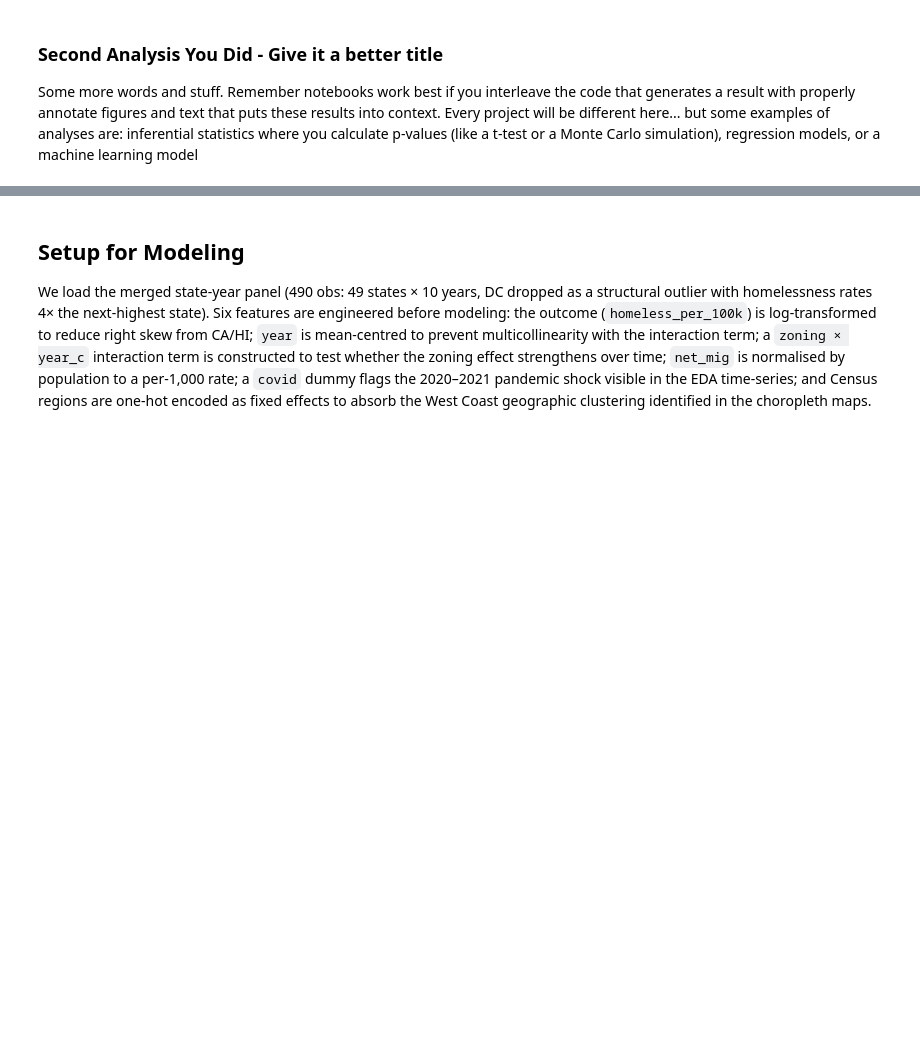
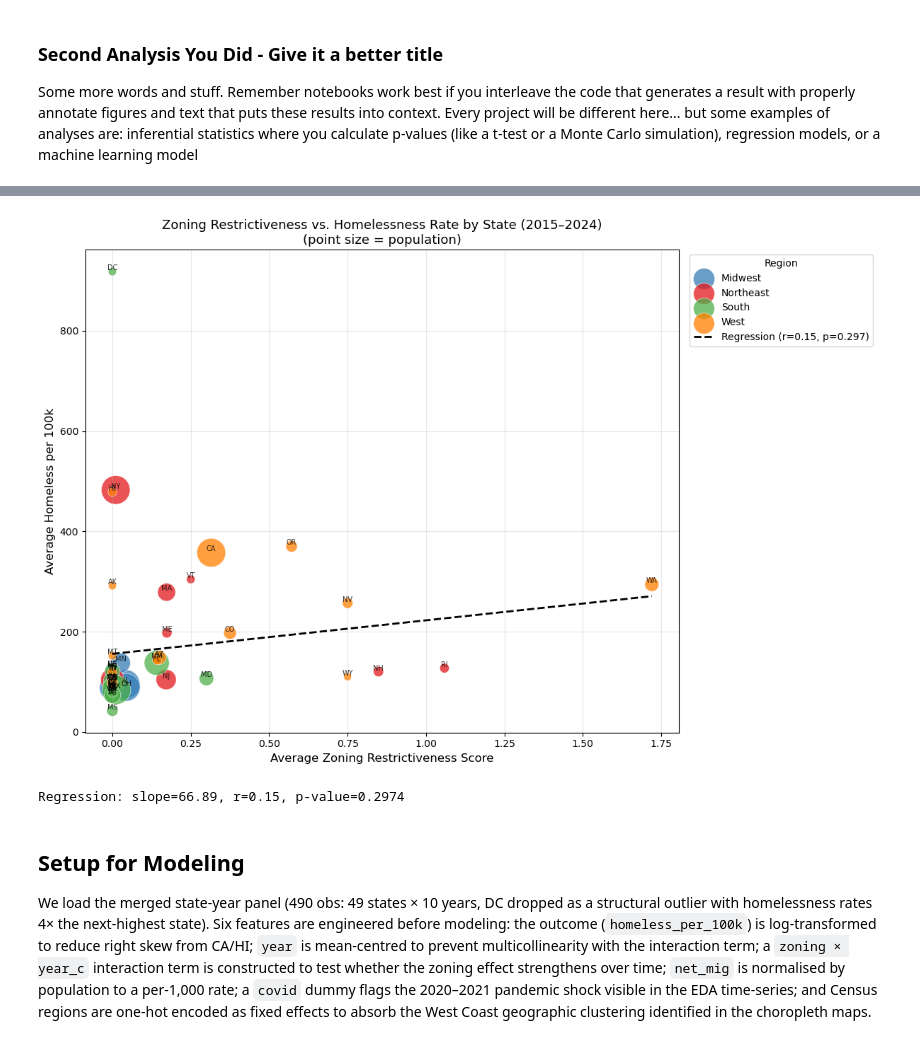
Before and after one commit to COGS108/Group-SP26-085, a Jupyter notebook: 03-FinalProject.ipynb, the cells around one changed output, grey strips where cells are left out. Drawn from its saved outputs; the diff is of its cells as text; code cells hidden in the pictures; blank space fills up the shorter version.

Commit message:
added previous EDA scatterplot
correlational analysis zoning restrictiveness vs homelessness rate

```diff
--- a/03-FinalProject.ipynb
+++ b/03-FinalProject.ipynb
@@ -151,3 +163,55 @@ Some more words and stuff.  Remember notebooks work best if you interleave the c
+# %%
+df_avg = df.groupby('state', as_index=False).agg(
+    homeless_per_100k=('homeless_per_100k', 'mean'),
+    avg_total_restrictions=('avg_total_restrictions', 'mean'),
+    pop=('pop', 'mean'),
+    state_name=('state_name', 'first'),
+    REGION=('REGION', 'first')
+)
+
+region_labels = {1: 'Northeast', 2: 'Midwest', 3: 'South', 4: 'West'}
+df_avg['region_name'] = df_avg['REGION'].map(region_labels)
+
+fig, ax = plt.subplots(figsize=(12, 8))
+
+palette = {'Northeast': '#e41a1c', 'Midwest': '#377eb8', 'South': '#4daf4a', 'West': '#ff7f00'}
+for region, group in df_avg.groupby('region_name'):
+    sizes = (group['pop'] / group['pop'].max()) * 800 + 50
+    ax.scatter(
+        group['avg_total_restrictions'],
+        group['homeless_per_100k'],
+        s=sizes,
+        alpha=0.75,
+        label=region,
+        color=palette[region],
+        edgecolors='white',
+        linewidth=0.5
+    )
+    for _, row in group.iterrows():
+        ax.annotate(
+            row['state'],
+            (row['avg_total_restrictions'], row['homeless_per_100k']),
+            fontsize=7, ha='center', va='bottom', alpha=0.8
+        )
+
+# ── Regression line ───────────────────────────────────────────────────────────
+slope, intercept, r, p, se = stats.linregress(df_avg['avg_total_restrictions'], df_avg['homeless_per_100k'])
+x_line = np.linspace(df_avg['avg_total_restrictions'].min(), df_avg['avg_total_restrictions'].max(), 100)
+ax.plot(x_line, intercept + slope * x_line, color='black', linewidth=2, linestyle='--', label=f'Regression (r={r:.2f}, p={p:.3f})')
+
+ax.set_xlabel('Average Zoning Restrictiveness Score', fontsize=12)
+ax.set_ylabel('Average Homeless per 100k', fontsize=12)
+ax.set_title('Zoning Restrictiveness vs. Homelessness Rate by State (2015–2024)\n''(point size = population)', fontsize=13)
+ax.legend(title='Region', bbox_to_anchor=(1.01, 1), loc='upper left')
+ax.grid(True, alpha=0.3)
+plt.tight_layout()
+os.makedirs('results', exist_ok=True)
+plt.savefig('results/zoning_vs_homelessness_scatter.png', dpi=150, bbox_inches='tight')
+plt.show()
+print(f"Regression: slope={slope:.2f}, r={r:.2f}, p-value={p:.4f}")
+# %% [output]
+[figure, added]
+Regression: slope=66.89, r=0.15, p-value=0.2974
 # %% [markdown]
 ## Setup for Modeling
 
```
Also changed, not shown: parts of 6 cells of this notebook.
